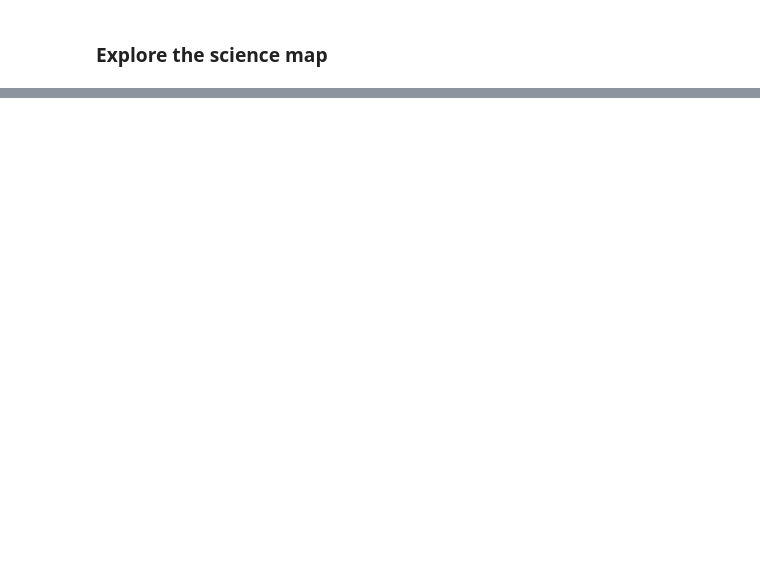
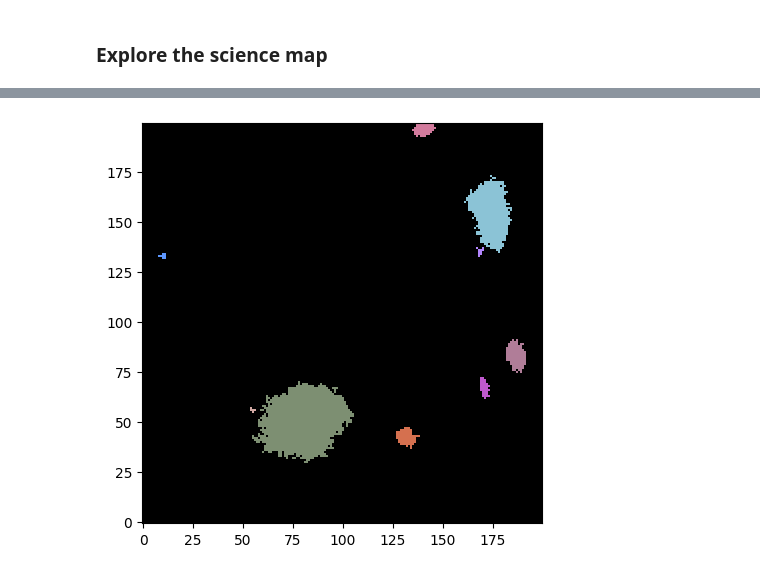
Before and after one commit to stephenmwilkins/jwst_imaging_workshop, a Jupyter notebook: workbooks/basic_image_analysis.ipynb, the cells around one changed output, grey strips where cells are left out. Cells and saved outputs as stored; diff of their text form; code cells hidden in the pictures; blank space fills up the shorter version.

```diff
--- a/workbooks/basic_image_analysis.ipynb
+++ b/workbooks/basic_image_analysis.ipynb
@@ -76,0 +111,8 @@ VELOSYS 14501.05
+# %%
+
+fig, ax = plt.subplots(1, 1, figsize = (4,4))
+plt.subplots_adjust(left=0, top=1, bottom=0, right=1, wspace=0.01, hspace=0.0)
+ax.imshow(segment_map, origin='lower', cmap=segment_map.cmap, interpolation='nearest')
+plt.show()
+# %% [output]
+[figure, added]
```
Also changed, not shown: parts of 9 cells of this notebook.
